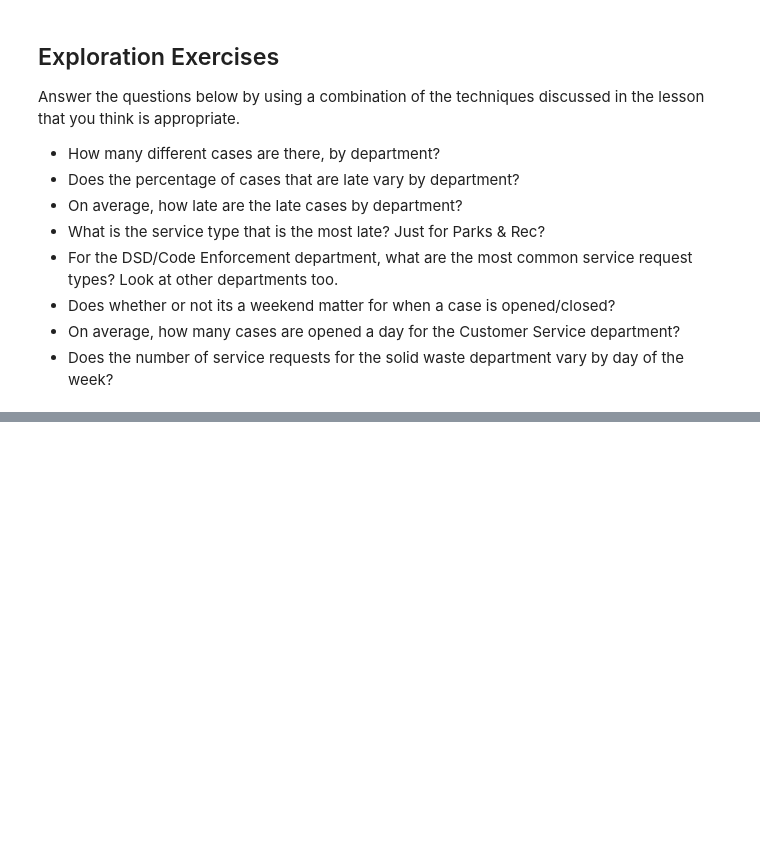
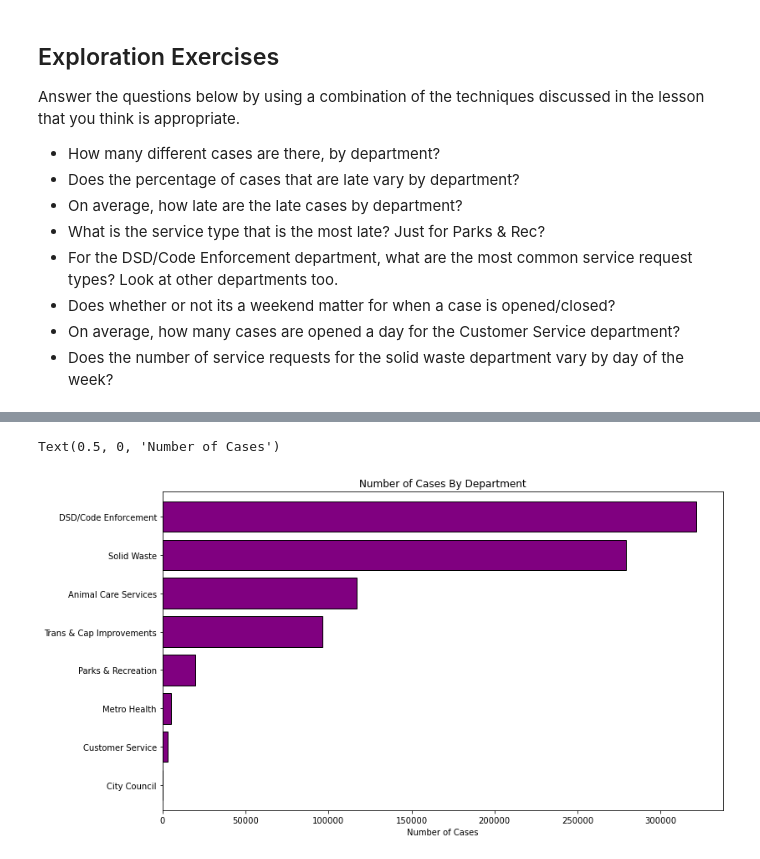
Before and after one commit to nicholas-dougherty/spark-exercises, a Jupyter notebook: explore.ipynb, the cells around one changed output, grey strips where cells are left out. Cells and saved outputs as stored; diff of their text form; code cells hidden in the pictures; blank space fills up the shorter version.

Commit message:
first half complete

```diff
--- a/explore.ipynb
+++ b/explore.ipynb
@@ -26,5 +27,5 @@ import seaborn as sns
 
 spark = pyspark.sql.SparkSession.builder.getOrCreate()
 # %%
-df = w.wrangle_311()
+df = w.wrangle_311(spark)
 # %% [output]
@@ -34 +74,24 @@ TypeError: wrangle_311() missing 1 required positional argument: 'spark'
+# %%
+# First aggregate with spark
+(
+# group by
+    df.groupBy("department")
+# aggregate by count
+    .count()
+# then pass to pandas
+    .toPandas()
+# once its a dataframe, pass department as our index
+    .set_index("department")["count"]
+# sort our values for cleanliness of visualization
+    .sort_values(ascending=True)
+# pass our Series (department count values) to matplotlib
+    .plot.barh(color = 'purple', width=.8, edgecolor="black", figsize=(12, 7))
+)
+
+plt.title("Number of Cases By Department")
+plt.ylabel("")
+plt.xlabel("Number of Cases")
+# %% [output]
+Text(0.5, 0, 'Number of Cases')
+[figure, added]
 # %%
```
Also changed, not shown: parts of 10 cells of this notebook.
